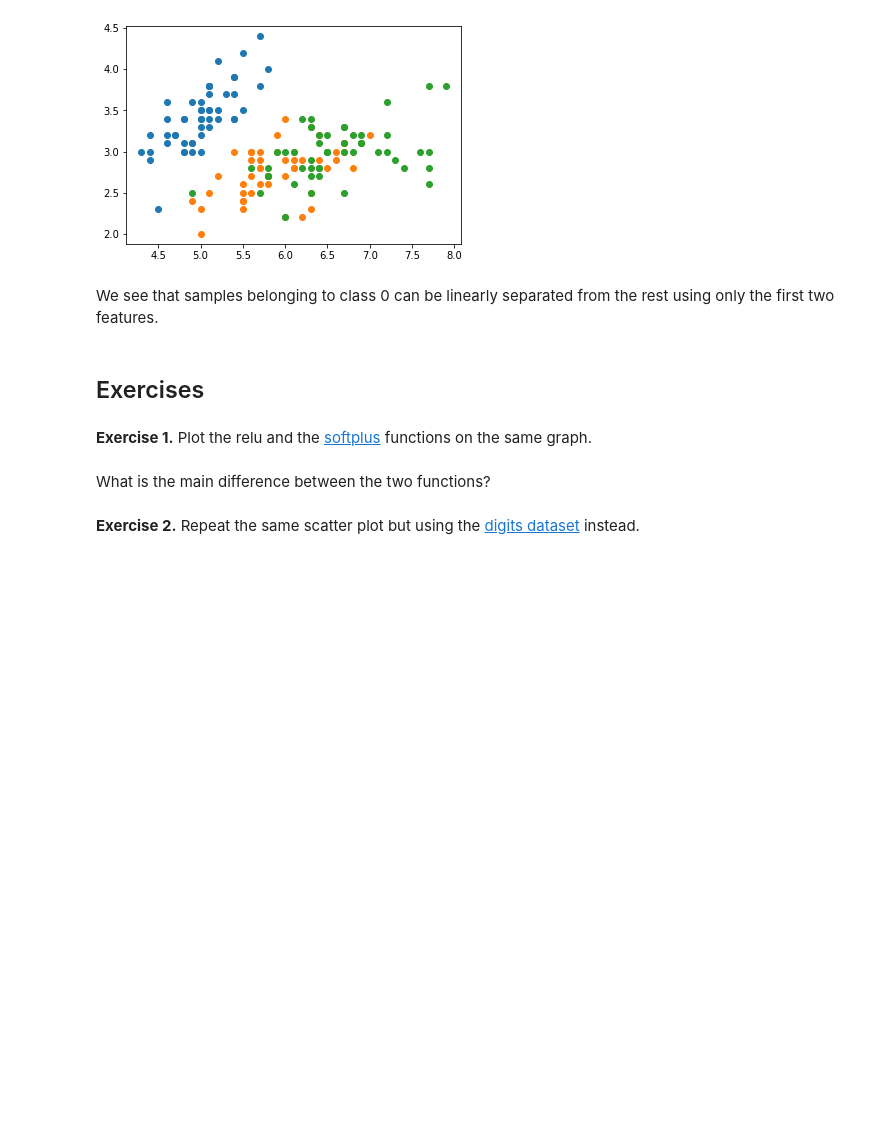
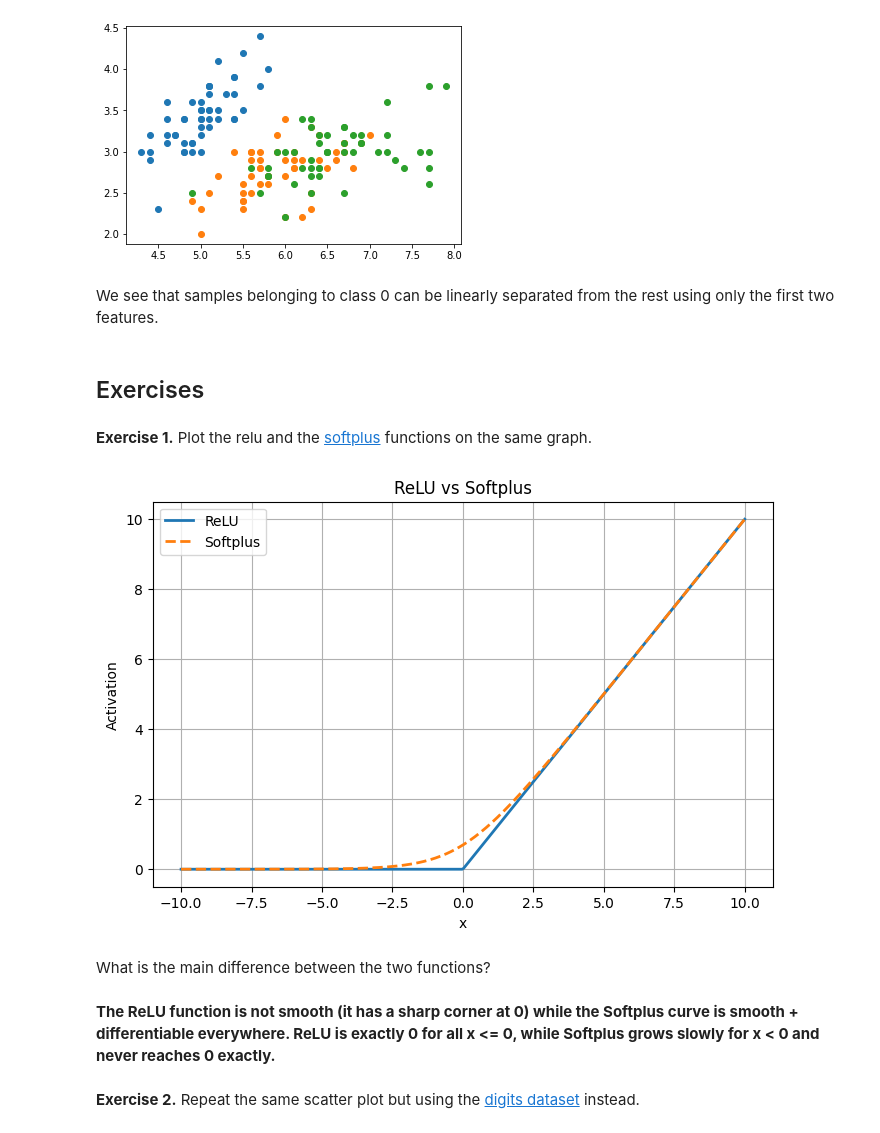
Before and after one commit to christinahtay/PythonPractice, a Jupyter notebook: notebooks/01_python_basics.ipynb, the cells around one changed output. Saved outputs shown, nothing was run; the diff lists cells and outputs as text; code cells hidden in the pictures; blank space fills up the shorter version.

```diff
--- a/notebooks/01_python_basics.ipynb
+++ b/notebooks/01_python_basics.ipynb
@@ -589,7 +611,30 @@ We see that samples belonging to class 0 can be linearly separated from the rest
 ## Exercises
 # %% [markdown]
 **Exercise 1.** Plot the relu and the [softplus](https://en.wikipedia.org/wiki/Rectifier_(neural_networks)#Softplus) functions on the same graph.
+# %%
+import numpy as np
+import matplotlib.pyplot as plt
+
+x = np.linspace(-10, 10, 400)
+
+relu = np.maximum(0, x)
+softplus = np.log(1 + np.exp(x))
+
+plt.figure(figsize=(8, 5))
+plt.plot(x, relu, label='ReLU', linewidth=2)
+plt.plot(x, softplus, label='Softplus', linewidth=2, linestyle='--')
+
+plt.title("ReLU vs Softplus")
+plt.xlabel("x")
+plt.ylabel("Activation")
+plt.legend()
+plt.grid(True)
+plt.show()
+# %% [output]
+[figure, added]
 # %% [markdown]
 What is the main difference between the two functions?
+# %% [markdown]
+**The ReLU function is not smooth (it has a sharp corner at 0) while the Softplus curve is smooth + differentiable everywhere. ReLU is exactly 0 for all x <= 0, while Softplus grows slowly for x < 0 and never reaches 0 exactly.**
 # %% [markdown]
 **Exercise 2.** Repeat the same scatter plot but using the [digits dataset](https://scikit-learn.org/stable/modules/generated/sklearn.datasets.load_digits.html) instead.
```
Also changed, not shown: parts of 8 cells of this notebook.
